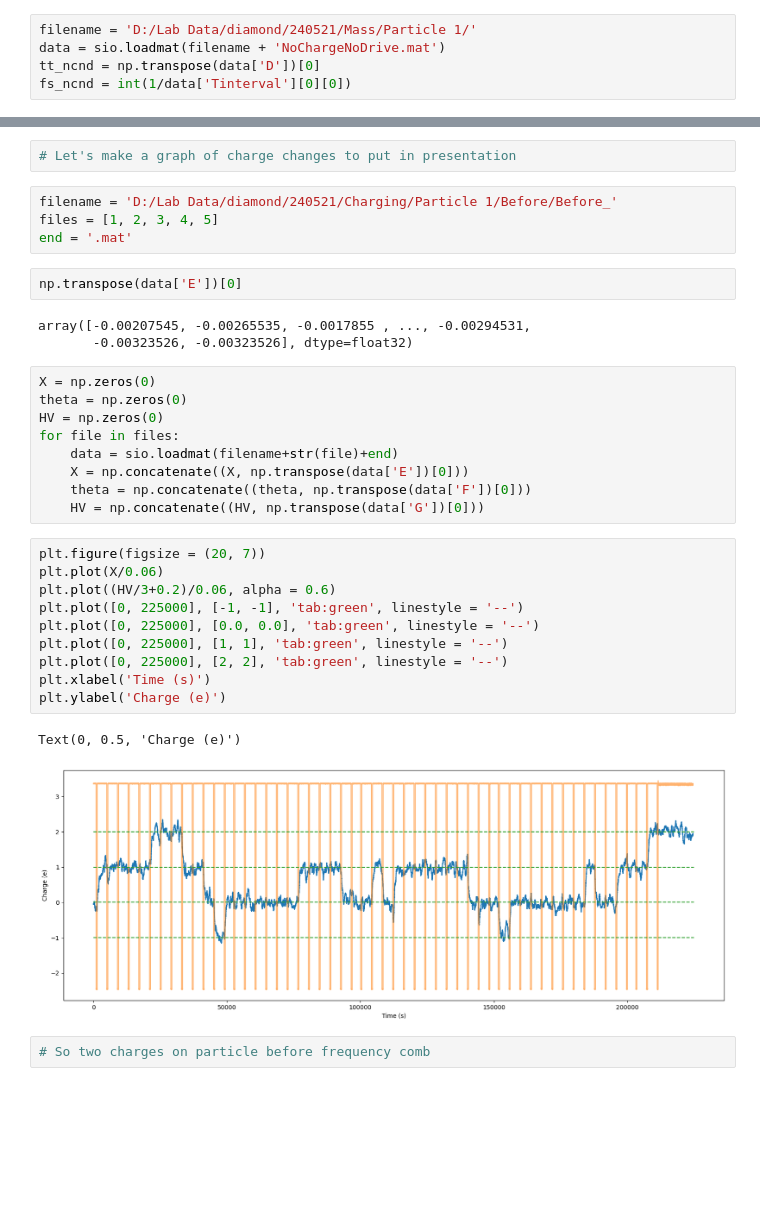
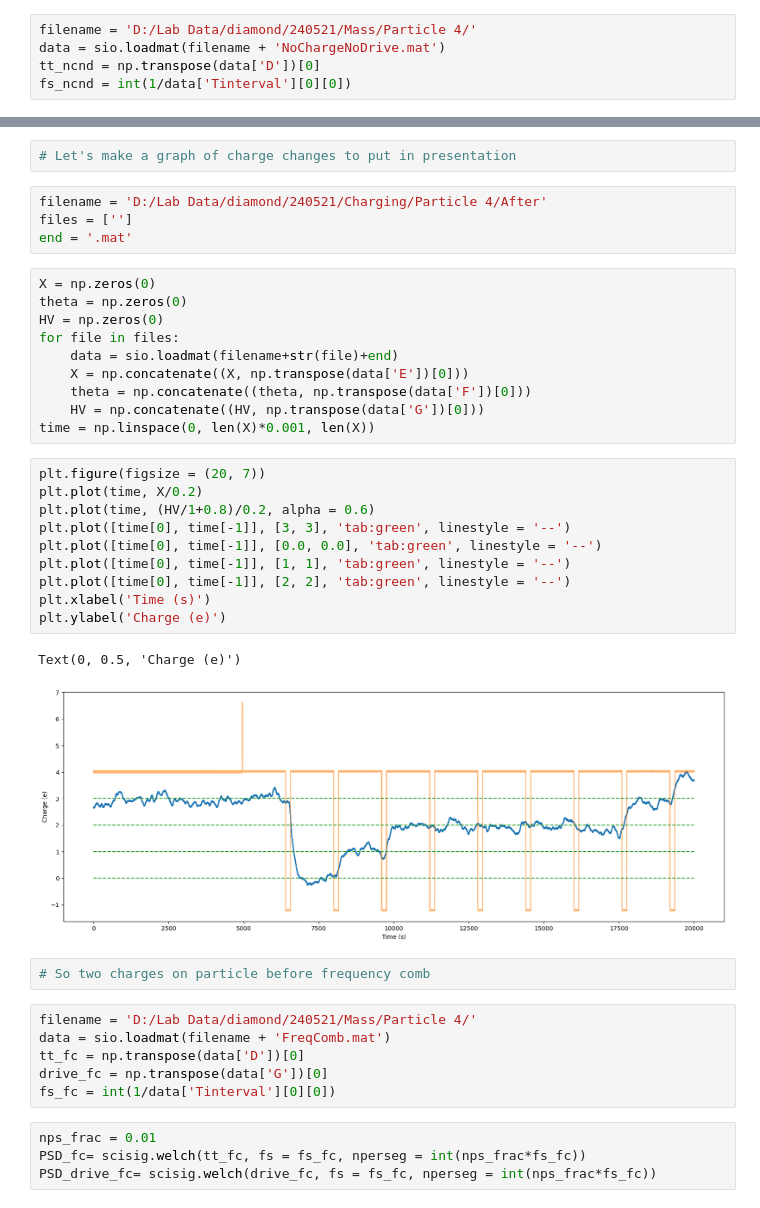
Before and after one commit to tompenny/SIMPLE_MASTQG_diamond, a Jupyter notebook: Particle Mass.ipynb, the cells around one changed output, grey strips where cells are left out. Drawn from its saved outputs; the diff is of its cells as text; blank space fills up the shorter version.

```diff
--- a/Particle Mass.ipynb
+++ b/Particle Mass.ipynb
@@ -6,7 +6,7 @@ import scipy.signal as scisig
 import scipy.optimize as opt
 import analysis_utils as au
 # %%
-filename = 'D:/Lab Data/diamond/240521/Mass/Particle 1/'
+filename = 'D:/Lab Data/diamond/240521/Mass/Particle 4/'
 data = sio.loadmat(filename + 'NoChargeNoDrive.mat')
 tt_ncnd = np.transpose(data['D'])[0]
 fs_ncnd = int(1/data['Tinterval'][0][0])
@@ -54,14 +54,9 @@ print(area_2)
 # %%
 # Let's make a graph of charge changes to put in presentation
 # %%
-filename = 'D:/Lab Data/diamond/240521/Charging/Particle 1/Before/Before_'
-files = [1, 2, 3, 4, 5]
+filename = 'D:/Lab Data/diamond/240521/Charging/Particle 4/After'
+files = ['']
 end = '.mat'
-# %%
-np.transpose(data['E'])[0]
-# %% [output]
-array([-0.00207545, -0.00265535, -0.0017855 , ..., -0.00294531,
-       -0.00323526, -0.00323526], dtype=float32)
 # %%
 X = np.zeros(0)
 theta = np.zeros(0)
@@ -71,18 +66,29 @@ for file in files:
     X = np.concatenate((X, np.transpose(data['E'])[0]))
     theta = np.concatenate((theta, np.transpose(data['F'])[0]))
     HV = np.concatenate((HV, np.transpose(data['G'])[0]))
+time = np.linspace(0, len(X)*0.001, len(X))
 # %%
 plt.figure(figsize = (20, 7))
-plt.plot(X/0.06)
-plt.plot((HV/3+0.2)/0.06, alpha = 0.6)
-plt.plot([0, 225000], [-1, -1], 'tab:green', linestyle = '--')
-plt.plot([0, 225000], [0.0, 0.0], 'tab:green', linestyle = '--')
-plt.plot([0, 225000], [1, 1], 'tab:green', linestyle = '--')
-plt.plot([0, 225000], [2, 2], 'tab:green', linestyle = '--')
+plt.plot(time, X/0.2)
+plt.plot(time, (HV/1+0.8)/0.2, alpha = 0.6)
+plt.plot([time[0], time[-1]], [3, 3], 'tab:green', linestyle = '--')
+plt.plot([time[0], time[-1]], [0.0, 0.0], 'tab:green', linestyle = '--')
+plt.plot([time[0], time[-1]], [1, 1], 'tab:green', linestyle = '--')
+plt.plot([time[0], time[-1]], [2, 2], 'tab:green', linestyle = '--')
 plt.xlabel('Time (s)')
 plt.ylabel('Charge (e)')
 # %% [output]
 Text(0, 0.5, 'Charge (e)')
-[figure, old version]
+[figure, new version]
 # %%
 # So two charges on particle before frequency comb
+# %%
+filename = 'D:/Lab Data/diamond/240521/Mass/Particle 4/'
+data = sio.loadmat(filename + 'FreqComb.mat')
+tt_fc = np.transpose(data['D'])[0]
+drive_fc = np.transpose(data['G'])[0]
+fs_fc = int(1/data['Tinterval'][0][0])
+# %%
+nps_frac = 0.01
+PSD_fc= scisig.welch(tt_fc, fs = fs_fc, nperseg = int(nps_frac*fs_fc))
+PSD_drive_fc= scisig.welch(drive_fc, fs = fs_fc, nperseg = int(nps_frac*fs_fc))
```
Also changed, not shown: parts of 20 cells of this notebook.
